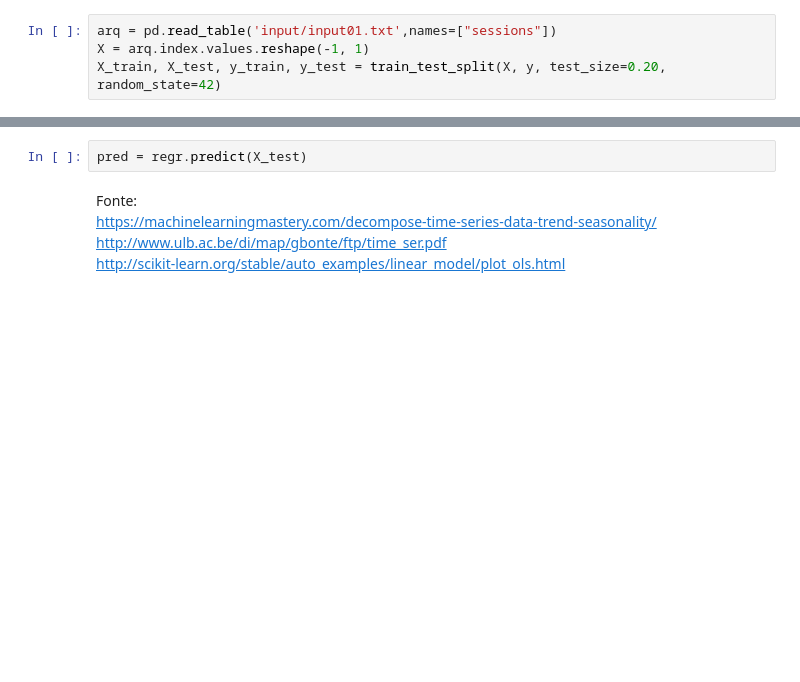
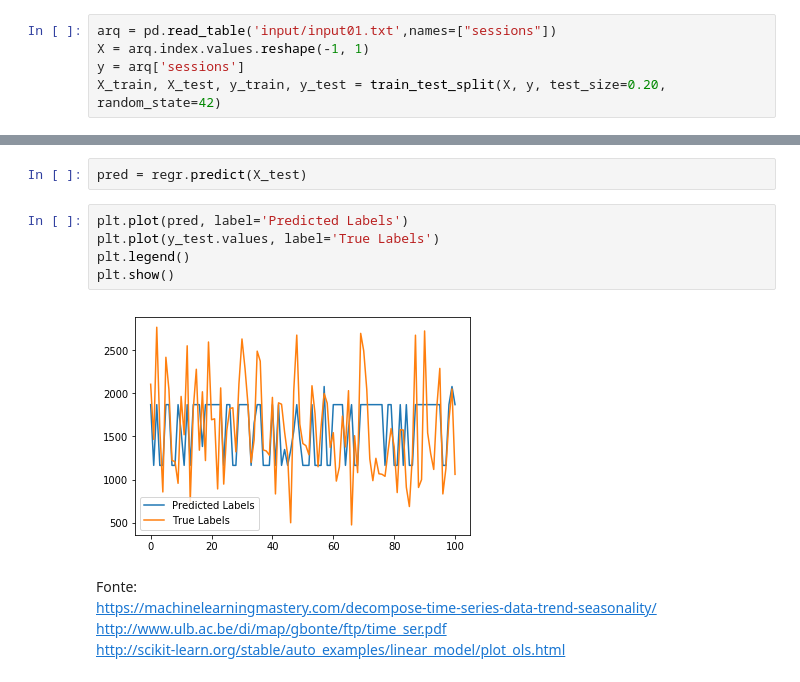
Before and after one commit to rebecabaldomir/web-traffic-predict, a Jupyter notebook: Predict Web Traffic.ipynb, the cells around one changed output, grey strips where cells are left out. Drawn from its saved outputs; the diff is of its cells as text; blank space fills up the shorter version.

Commit message:
analyzing predicted values

```diff
--- a/Predict Web Traffic.ipynb
+++ b/Predict Web Traffic.ipynb
@@ -36,6 +36,7 @@ plt.show()
 # %%
 arq = pd.read_table('input/input01.txt',names=["sessions"])
 X = arq.index.values.reshape(-1, 1)
+y = arq['sessions']
 X_train, X_test, y_train, y_test = train_test_split(X, y, test_size=0.20, random_state=42)
 # %% [markdown]
 #### Aprendizagem Supervisionada
@@ -52,6 +53,13 @@ LogisticRegression(C=1.0, class_weight=None, dual=False, fit_intercept=True,
 #### Predição
 # %%
 pred = regr.predict(X_test)
+# %%
+plt.plot(pred, label='Predicted Labels')
+plt.plot(y_test.values, label='True Labels')
+plt.legend()
+plt.show()
+# %% [output]
+[figure, added]
 # %% [markdown]
 Fonte:
 https://machinelearningmastery.com/decompose-time-series-data-trend-seasonality/
```
Also changed, not shown: 2 other files.
